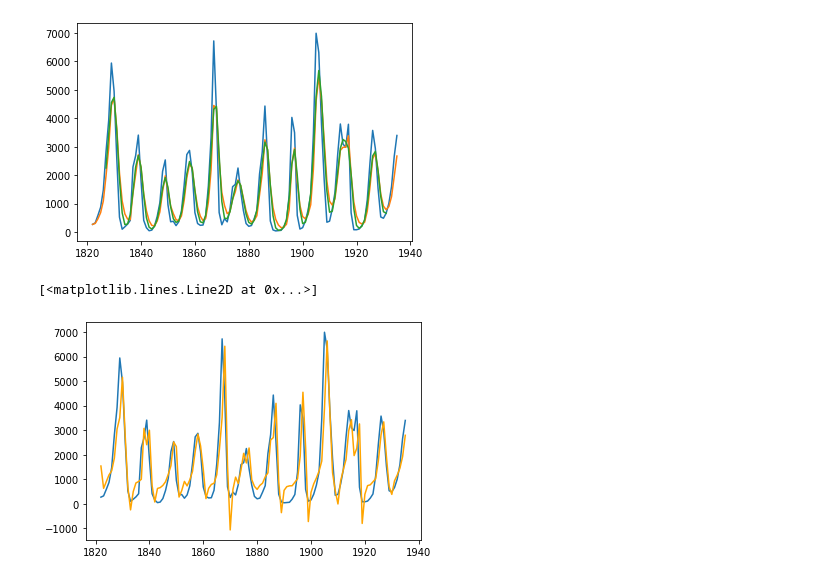
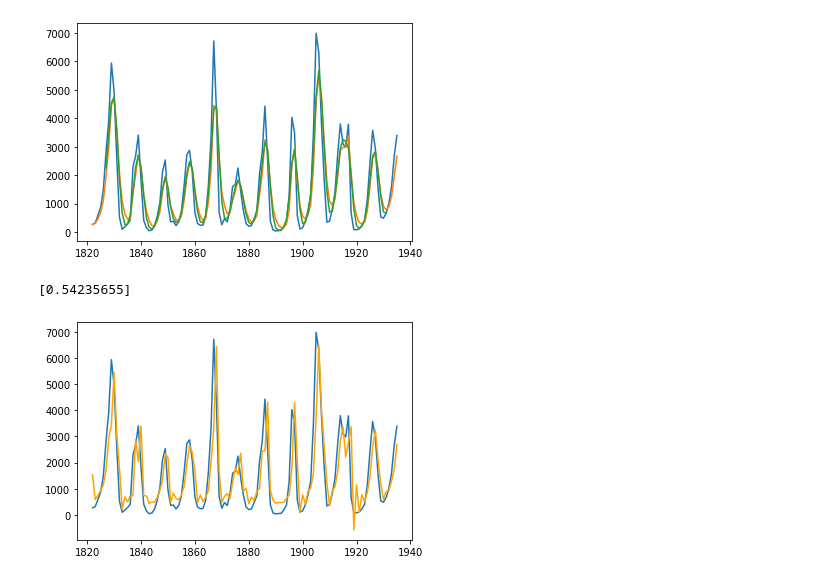
Before and after one commit to alexandrugris/collabs, a Jupyter notebook: timeseries.ipynb, the cells around one changed output. Cells and saved outputs as stored; diff of their text form; code cells hidden in the pictures.

```diff
--- a/timeseries.ipynb
+++ b/timeseries.ipynb
@@ -78,13 +78,14 @@ plt.plot(lynx_ts.rolling(window=10, win_type="gaussian", center=True).mean(std=1
 # %%
 from statsmodels.tsa.arima.model import ARIMA
 
-m = ARIMA(lynx_ts, order=(2,0,0))
+m = ARIMA(lynx_ts, order=([1], 0, 1))
 results = m.fit()
 plt.plot(lynx_ts)
 plt.plot(results.fittedvalues, color="orange")
+print(results.arparams)
 # %% [output]
-[<matplotlib.lines.Line2D at 0x...>]
+[0.54235655]
-[figure, old version]
+[figure, new version]
 # %%
 resid = lynx_ts - results.fittedvalues
 plt.plot(resid)
```
Also changed, not shown: parts of 9 cells of this notebook, 1 other file.
